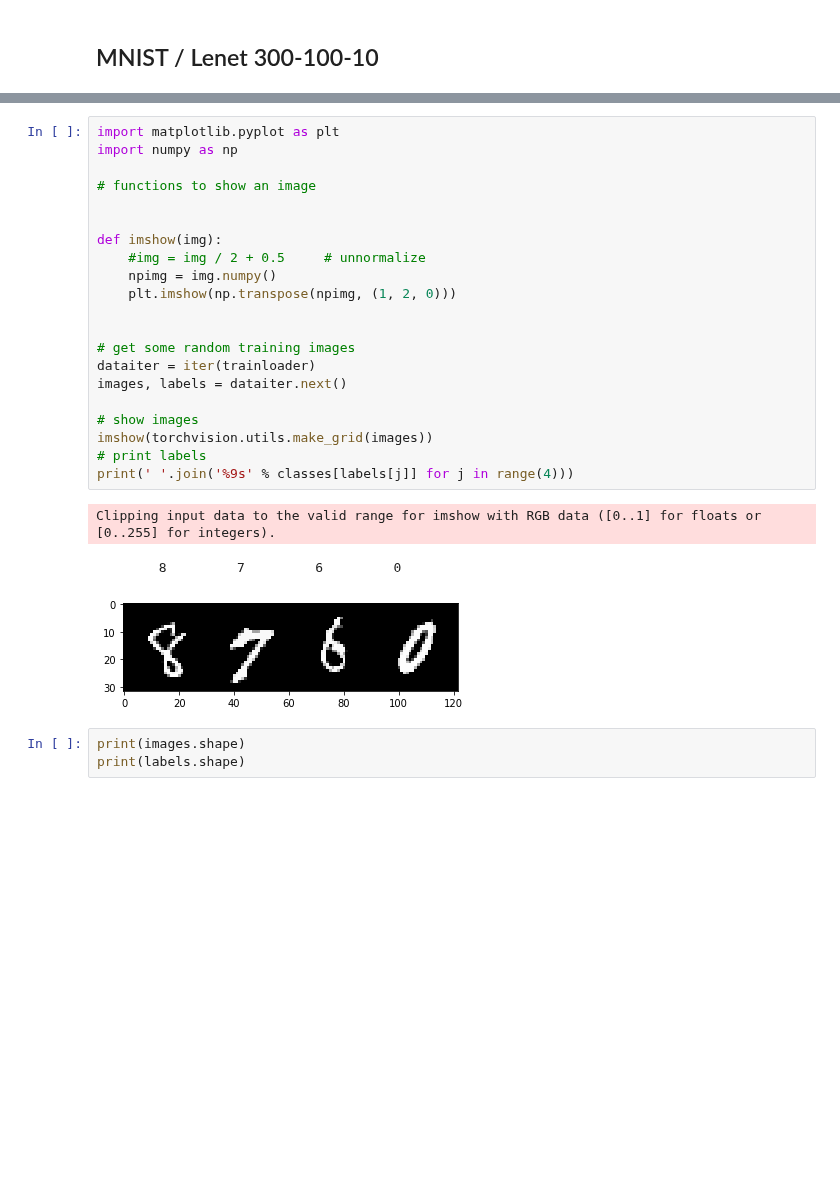
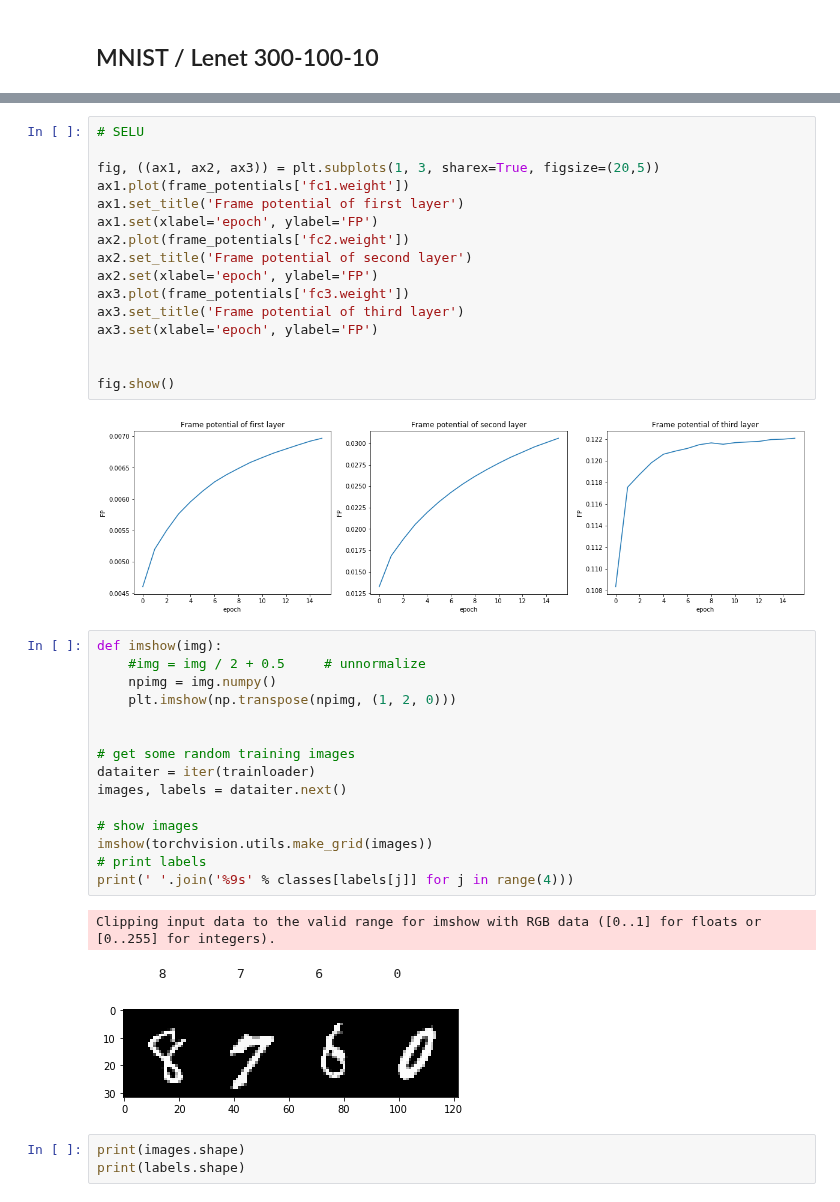
Before and after one commit to jheitmann/Neural-net-pruning, a Jupyter notebook: frame_potential.ipynb, the cells around one changed output, grey strips where cells are left out. Saved outputs shown, nothing was run; the diff lists cells and outputs as text; blank space fills up the shorter version.

```diff
--- a/frame_potential.ipynb
+++ b/frame_potential.ipynb
@@ -33,10 +126,22 @@ classes = ('0', '1', '2', '3', '4', '5', '6', '7', '8', '9')
+# %%
+# SELU
+
+fig, ((ax1, ax2, ax3)) = plt.subplots(1, 3, sharex=True, figsize=(20,5))
+ax1.plot(frame_potentials['fc1.weight'])
+ax1.set_title('Frame potential of first layer')
+ax1.set(xlabel='epoch', ylabel='FP')
+ax2.plot(frame_potentials['fc2.weight'])
+ax2.set_title('Frame potential of second layer')
+ax2.set(xlabel='epoch', ylabel='FP')
+ax3.plot(frame_potentials['fc3.weight'])
+ax3.set_title('Frame potential of third layer')
+ax3.set(xlabel='epoch', ylabel='FP')
+
+
+fig.show()
+# %% [output]
+[figure, added]
 # %%
-import matplotlib.pyplot as plt
-import numpy as np
-
-# functions to show an image
-
-
 def imshow(img):
     #img = img / 2 + 0.5     # unnormalize
     npimg = img.numpy()
```
Also changed, not shown: parts of 15 cells of this notebook, 5 other files.
